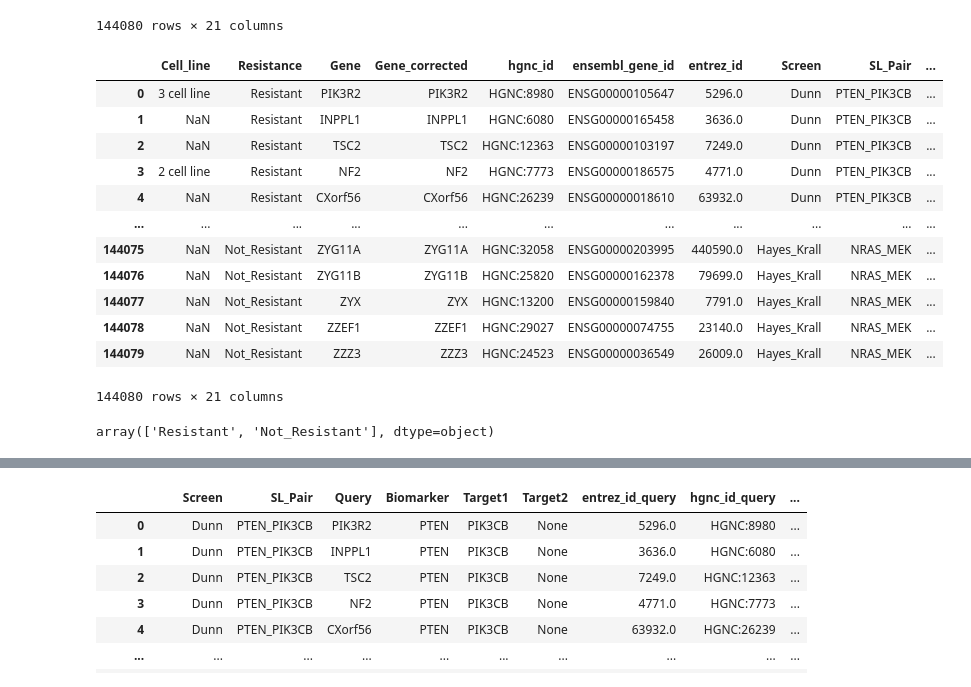
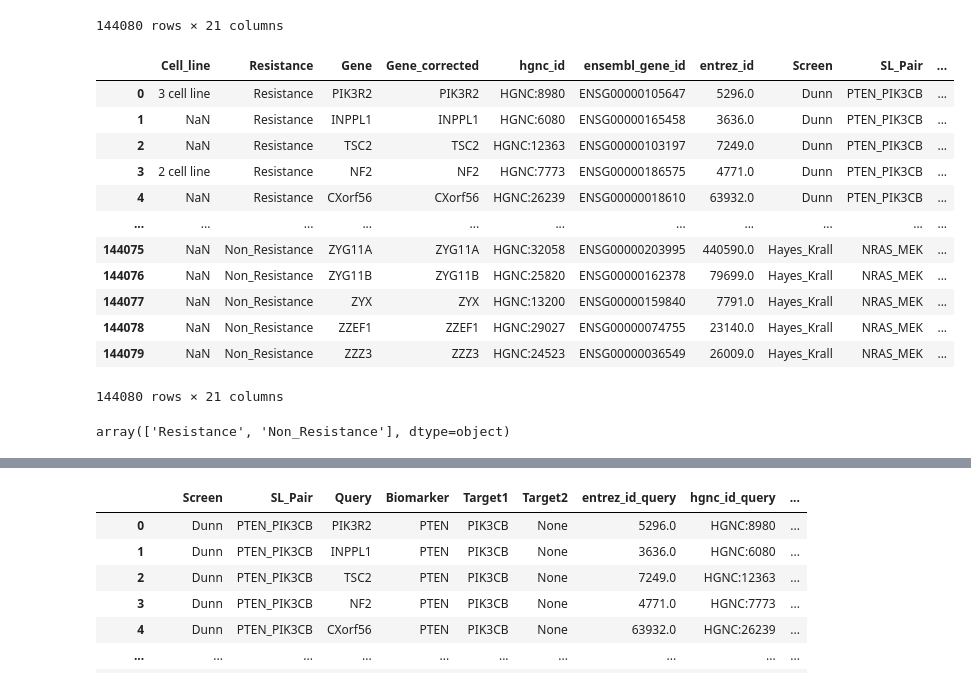
Before and after one commit to cancergenetics/SL_resistance, a Jupyter notebook: 6_ML_data_preprocessing.ipynb, the cells around one changed output, grey strips where cells are left out. Drawn from its saved outputs; the diff is of its cells as text; code cells hidden in the pictures.

```diff
--- a/6_ML_data_preprocessing.ipynb
+++ b/6_ML_data_preprocessing.ipynb
@@ -3,7 +3,7 @@ import pandas as pd
 import os
 import numpy as np
 # %%
-def load_screen(screen_name, sl_pair, base_dir="input_data/2_output_with_hgnc"):
+def load_screen(screen_name, sl_pair, base_dir="input_data/2_outputs_with_hgnc"):
     """
     Load a screen CSV given only the screen name and SL pair.
     Auto-builds the file path: {base_dir}/{screen}_{sl_pair}_screen_with_hgnc.csv
@@ -22,7 +22,7 @@ dunn_pten_akt    = load_screen("dunn", "PTEN_AKT")
 hayes_nras_cdk = load_screen("hayes", "NRAS_CDK4_6")
 krall_braf_mek = load_screen("krall", "BRAF_MEK")
 # %%
-def load_aggregated_with_meta(screen_name, sl_pair, base_dir="input_data/2_output_with_hgnc"):
+def load_aggregated_with_meta(screen_name, sl_pair, base_dir="input_data/2_outputs_with_hgnc"):
     """
     Load an aggregated screen CSV.
     File format: {sl_pair}_{screen}_aggregated.csv
@@ -176,26 +176,29 @@ df_combined
 | 144079 | NaN | Not_Resistant | ZZZ3 | ZZZ3 | HGNC:24523 | ENSG00000036549 | 26009.0 | Hayes_Krall | NRAS_MEK | ... |
 144080 rows × 21 columns
 # %%
-df_combined['Resistance'] = df_combined['Resistance'].replace({"NotResistant": "Not_Resistant"})
+df_combined['Resistance'] = df_combined['Resistance'].replace({"NotResistant": "Non_Resistance"})
+df_combined['Resistance'] = df_combined['Resistance'].replace({"Not_Resistant": "Non_Resistance"})
+df_combined['Resistance'] = df_combined['Resistance'].replace({"Resistant": "Resistance"})
+
 df_combined
 # %% [output]
 |  | Cell_line | Resistance | Gene | Gene_corrected | hgnc_id | ensembl_gene_id | entrez_id | Screen | SL_Pair | ... |
-| 0 | 3 cell line | Resistant | PIK3R2 | PIK3R2 | HGNC:8980 | ENSG00000105647 | 5296.0 | Dunn | PTEN_PIK3CB | ... |
-| 1 | NaN | Resistant | INPPL1 | INPPL1 | HGNC:6080 | ENSG00000165458 | 3636.0 | Dunn | PTEN_PIK3CB | ... |
-| 2 | NaN | Resistant | TSC2 | TSC2 | HGNC:12363 | ENSG00000103197 | 7249.0 | Dunn | PTEN_PIK3CB | ... |
-| 3 | 2 cell line | Resistant | NF2 | NF2 | HGNC:7773 | ENSG00000186575 | 4771.0 | Dunn | PTEN_PIK3CB | ... |
-| 4 | NaN | Resistant | CXorf56 | CXorf56 | HGNC:26239 | ENSG00000018610 | 63932.0 | Dunn | PTEN_PIK3CB | ... |
+| 0 | 3 cell line | Resistance | PIK3R2 | PIK3R2 | HGNC:8980 | ENSG00000105647 | 5296.0 | Dunn | PTEN_PIK3CB | ... |
+| 1 | NaN | Resistance | INPPL1 | INPPL1 | HGNC:6080 | ENSG00000165458 | 3636.0 | Dunn | PTEN_PIK3CB | ... |
+| 2 | NaN | Resistance | TSC2 | TSC2 | HGNC:12363 | ENSG00000103197 | 7249.0 | Dunn | PTEN_PIK3CB | ... |
+| 3 | 2 cell line | Resistance | NF2 | NF2 | HGNC:7773 | ENSG00000186575 | 4771.0 | Dunn | PTEN_PIK3CB | ... |
+| 4 | NaN | Resistance | CXorf56 | CXorf56 | HGNC:26239 | ENSG00000018610 | 63932.0 | Dunn | PTEN_PIK3CB | ... |
 | ... | ... | ... | ... | ... | ... | ... | ... | ... | ... | ... |
-| 144075 | NaN | Not_Resistant | ZYG11A | ZYG11A | HGNC:32058 | ENSG00000203995 | 440590.0 | Hayes_Krall | NRAS_MEK | ... |
-| 144076 | NaN | Not_Resistant | ZYG11B | ZYG11B | HGNC:25820 | ENSG00000162378 | 79699.0 | Hayes_Krall | NRAS_MEK | ... |
-| 144077 | NaN | Not_Resistant | ZYX | ZYX | HGNC:13200 | ENSG00000159840 | 7791.0 | Hayes_Krall | NRAS_MEK | ... |
-| 144078 | NaN | Not_Resistant | ZZEF1 | ZZEF1 | HGNC:29027 | ENSG00000074755 | 23140.0 | Hayes_Krall | NRAS_MEK | ... |
-| 144079 | NaN | Not_Resistant | ZZZ3 | ZZZ3 | HGNC:24523 | ENSG00000036549 | 26009.0 | Hayes_Krall | NRAS_MEK | ... |
+| 144075 | NaN | Non_Resistance | ZYG11A | ZYG11A | HGNC:32058 | ENSG00000203995 | 440590.0 | Hayes_Krall | NRAS_MEK | ... |
+| 144076 | NaN | Non_Resistance | ZYG11B | ZYG11B | HGNC:25820 | ENSG00000162378 | 79699.0 | Hayes_Krall | NRAS_MEK | ... |
+| 144077 | NaN | Non_Resistance | ZYX | ZYX | HGNC:13200 | ENSG00000159840 | 7791.0 | Hayes_Krall | NRAS_MEK | ... |
+| 144078 | NaN | Non_Resistance | ZZEF1 | ZZEF1 | HGNC:29027 | ENSG00000074755 | 23140.0 | Hayes_Krall | NRAS_MEK | ... |
+| 144079 | NaN | Non_Resistance | ZZZ3 | ZZZ3 | HGNC:24523 | ENSG00000036549 | 26009.0 | Hayes_Krall | NRAS_MEK | ... |
 144080 rows × 21 columns
 # %%
 df_combined['Resistance'].unique()
 # %% [output]
-array(['Resistant', 'Not_Resistant'], dtype=object)
+array(['Resistance', 'Non_Resistance'], dtype=object)
 # %%
 df_combined = df_combined.rename(columns={
     "Resistance": "Class",
```
Also changed, not shown: parts of 2 cells of this notebook, 6 other files.
